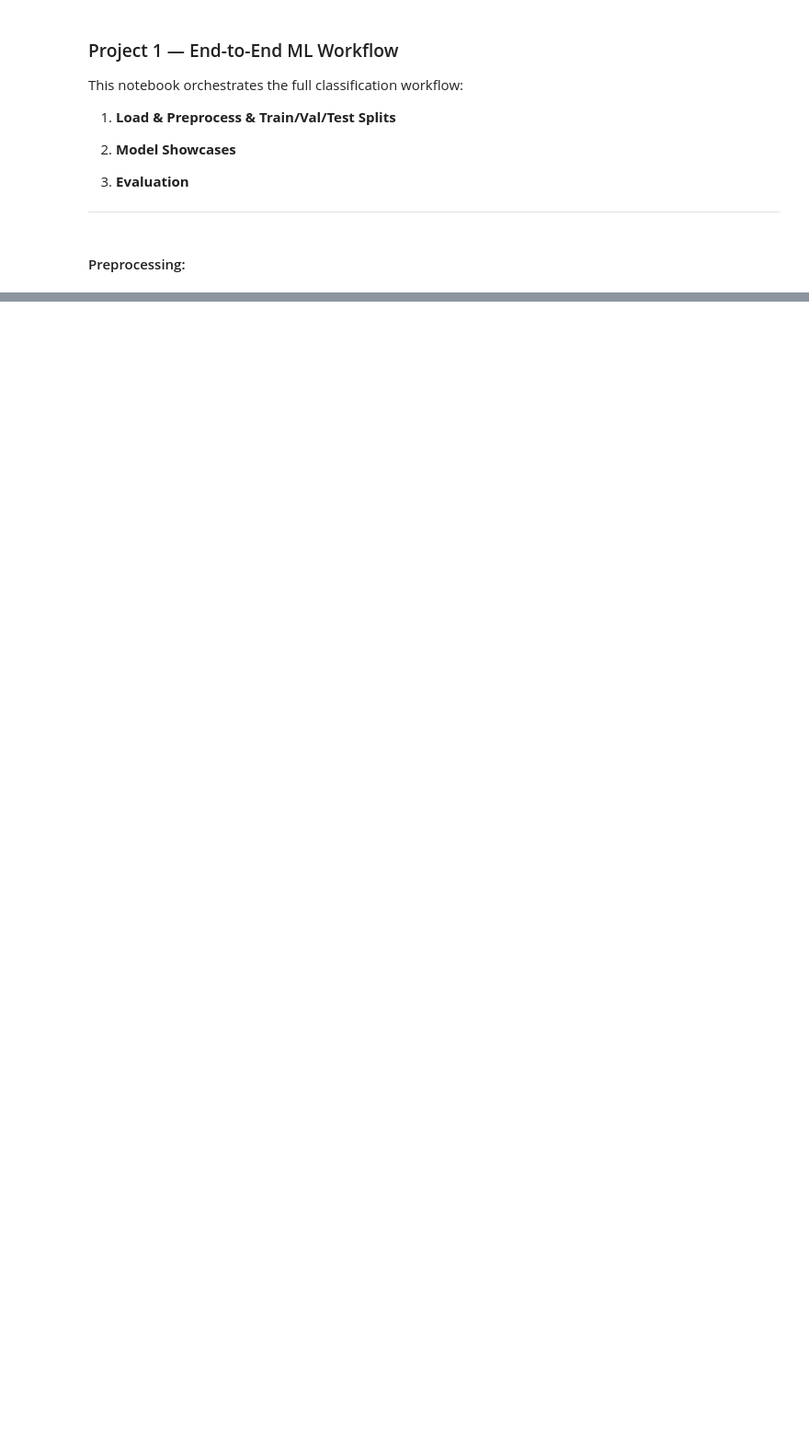
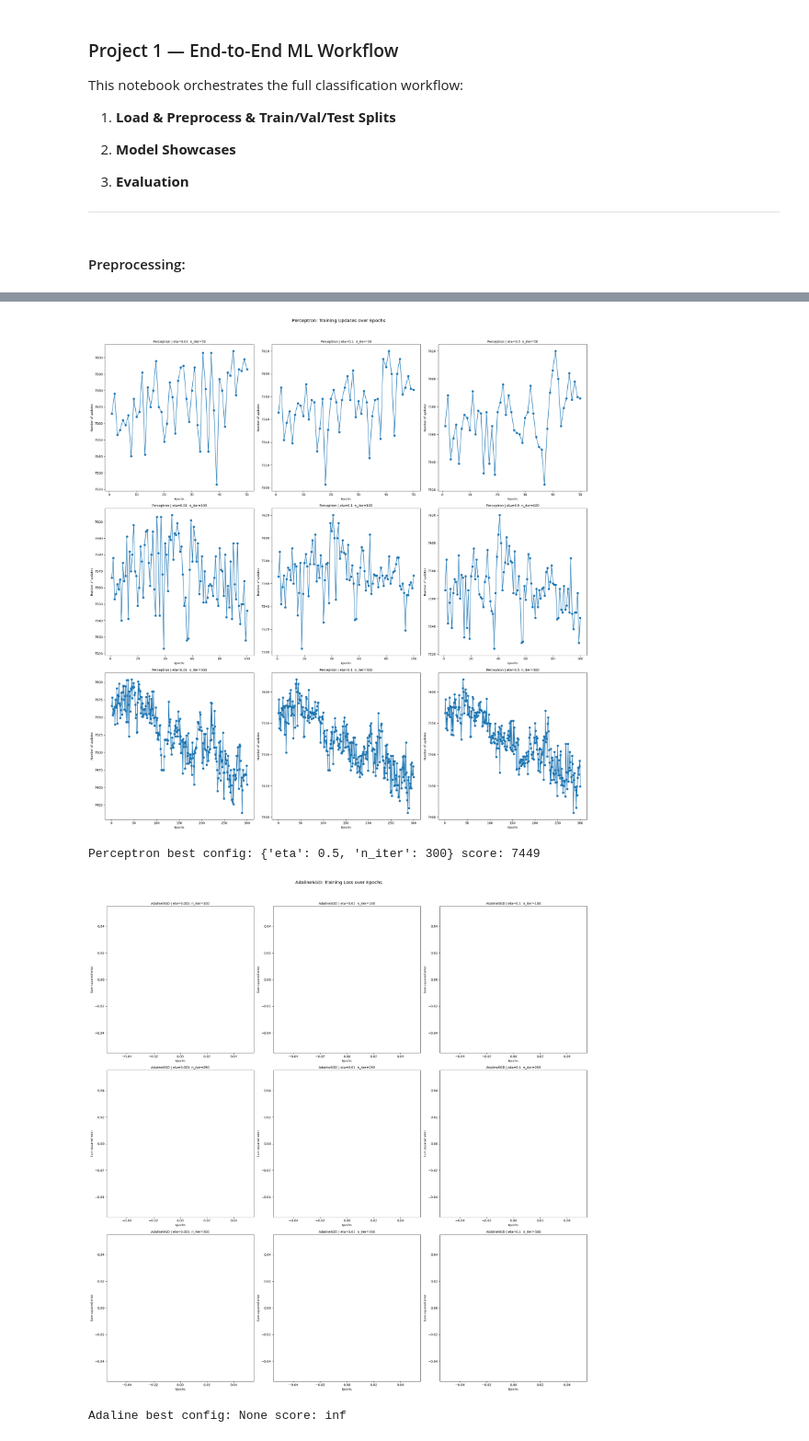
Before and after one commit to cmorris01/project1-foundations_of_classification_algorithms, a Jupyter notebook: notebooks/main.ipynb, the cells around one changed output, grey strips where cells are left out. Shown: that part at 92% size. Cells and saved outputs as stored; diff of their text form; code cells hidden in the pictures; blank space fills up the shorter version.

Commit message:
Added adaline and perceptron training

```diff
--- a/notebooks/main.ipynb
+++ b/notebooks/main.ipynb
@@ -35,0 +38,61 @@ X_test_processed = preprocess_data(X_test)
+# %%
+# handbuilt perceptron and adaline models require data of different shape (numpy arrays)
+X_train_perceptron = X_train_processed.values
+y_train_perceptron = (y_train == ">50K").astype(int).values
+y_train_perceptron = y_train_perceptron[~np.isnan(y_train_perceptron)]
+
+# initialize perceptron and adaline models. iterate through learning rates and iterations to find best hyperparameters
+perceptron_eta_list = [0.01, 0.1, 0.5]
+perceptron_max_iter_list = [50, 100, 300]
+
+adaline_eta_list = [0.001, 0.01, 0.1]
+adaline_max_iter_list = [100, 250, 300]
+
+# PERCEPTRON
+fig, ax = plt.subplots(nrows=len(perceptron_max_iter_list), ncols=len(perceptron_eta_list), figsize=(22, 22))
+best_ppn_score, best_ppn_cfg = np.inf, None
+for r, n_iter in enumerate(perceptron_max_iter_list):
+    for c, eta in enumerate(perceptron_eta_list):
+        ppn = Perceptron(n_iter=n_iter, eta=eta)  # add shuffle/random_state if supported
+        ppn.fit(X_train_perceptron, y_train_perceptron)
+        hist = getattr(ppn, "errors_", [])
+        if len(hist) > 0:
+            ax[r, c].plot(range(1, len(hist)+1), hist, marker='o')
+            last = hist[-1]
+            if last < best_ppn_score:
+                best_ppn_score, best_ppn_cfg = last, {"eta": eta, "n_iter": n_iter}
+        ax[r, c].set_xlabel("Epochs", fontsize=9)
+        ax[r, c].set_ylabel("Number of updates", fontsize=9)
+        ax[r, c].set_title(f"Perceptron | eta={eta}  n_iter={n_iter}", fontsize=10)
+
+fig.suptitle("Perceptron: Training Updates over Epochs", fontsize=14, y=1.02)
+fig.tight_layout()
+plt.show()
+print("Perceptron best config:", best_ppn_cfg, "score:", best_ppn_score)
+
+# ADALINE (SGD)
+fig, ax = plt.subplots(nrows=len(adaline_max_iter_list), ncols=len(adaline_eta_list), figsize=(22, 22))
+best_ada_score, best_ada_cfg = np.inf, None
+for r, n_iter in enumerate(adaline_max_iter_list):
+    for c, eta in enumerate(adaline_eta_list):
+        ada = AdalineSGD(n_iter=n_iter, eta=eta)  # add shuffle/random_state if supported
+        ada.fit(X_train_perceptron, y_train_perceptron)
+        hist = getattr(ada, "losses_", [])
+        if len(hist) > 0:
+            ax[r, c].plot(range(1, len(hist)+1), hist, marker='o')
+            last = hist[-1]
+            if last < best_ada_score:
+                best_ada_score, best_ada_cfg = last, {"eta": eta, "n_iter": n_iter}
+        ax[r, c].set_xlabel("Epochs", fontsize=9)
+        ax[r, c].set_ylabel("Sum-squared error", fontsize=9)
+        ax[r, c].set_title(f"AdalineSGD | eta={eta}  n_iter={n_iter}", fontsize=10)
+
+fig.suptitle("AdalineSGD: Training Loss over Epochs", fontsize=14, y=1.02)
+fig.tight_layout()
+plt.show()
+print("Adaline best config:", best_ada_cfg, "score:", best_ada_score)
+# %% [output]
+[figure, added]
+Perceptron best config: {'eta': 0.5, 'n_iter': 300} score: 7449
+[figure, added]
+Adaline best config: None score: inf
```
Also changed, not shown: parts of 1 cell of this notebook.
